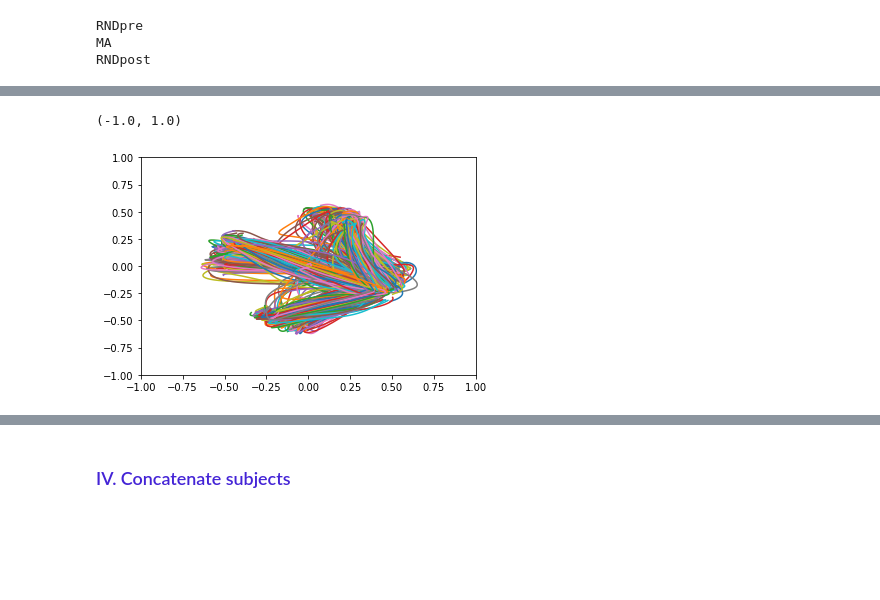
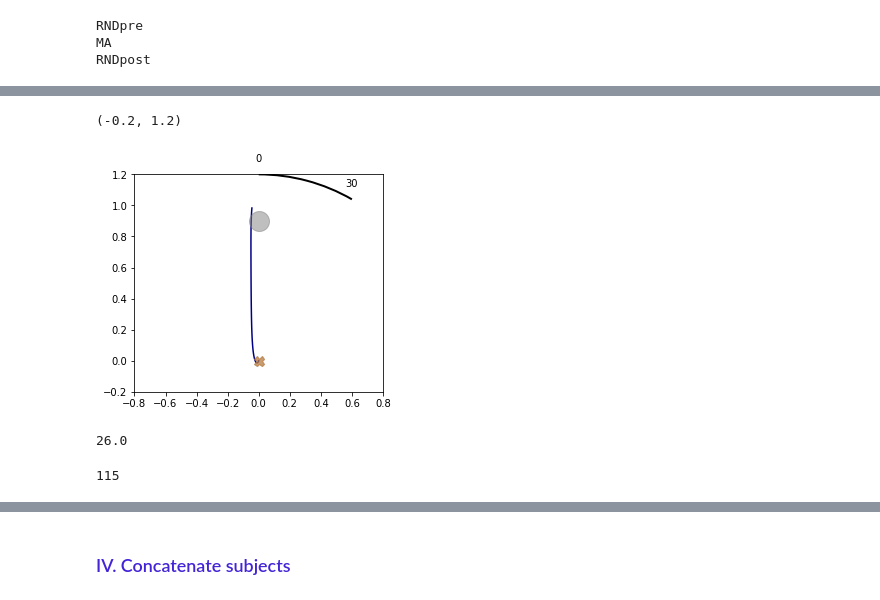
Before and after one commit to CarolineLndl/pilot_project_MAMSL_analyses, a Jupyter notebook: notebook/3_analyses.ipynb, the cells around one changed output, grey strips where cells are left out. Cells and saved outputs as stored; diff of their text form; code cells hidden in the pictures; blank space fills up the shorter version.

Commit message:
rotate all movement in 1 direction

```diff
--- a/notebook/3_analyses.ipynb
+++ b/notebook/3_analyses.ipynb
@@ -55,13 +94,60 @@ sub-009
-# %%
-
-for i in trialKin[subject_name][sess][run_name][trialKin[subject_name][sess][run_name]["target.angle"]==0]["trial"]:
-    df1000=movementKin[subject_name][sess]["MA"][movementKin[subject_name][sess]["MA"]["trial"]==i]
-    #plt.plot(df1000["line2Reach_X"],df1000["line2Reach_Y"])
-    #plt.plot(df1000["lineVel_X"],df1000["lineVel_Y"])
-    plt.plot(df1000["axis_statesfilt_x"],df1000["axis_statesfilt_y"])
-plt.xlim(-1, 1)
-plt.ylim(-1, 1)
-#axis_statesfilt_x
-# %% [output]
-(-1.0, 1.0)
-[figure, removed]
+# %%
+df=movement_table['sub-011']['MA']['MA']#[movement_table['sub-011']['MA']["MA"]['trial']==40]
+#df=movementKin[subject_name][sess]["RNDpre"]#["straightened_mvmnt_X"]
+#df_trial=trialKin[subject_name][sess]["RNDpre"]
+cmap = cm.get_cmap('jet', 2000)  # Replace 'viridis' with the desired colormap
+
+# Parameters for the arc
+center = (0, 0)
+radius = 1.2
+start_angle = 60  # in degrees
+end_angle = 90  # in degrees
+
+
+# Create the arc as a Patch
+arc = patches.Arc(center, 2*radius, 2*radius, angle=0, theta1=start_angle, theta2=end_angle, color='black',linewidth=2)
+
+fig, ax = plt.subplots()
+
+for trial in range(11,12):
+    if (trial % 1 == 0) :
+        #if df_trial[df_trial["trial"]==trial]["seqInBlock"].values==1:
+            #if df_trial[df_trial["trial"]==trial]["remove_trial"].values!=1:
+                sub=df[df["trial"]==trial]
+                color=cmap(trial)
+                ax.plot(sub["straightened_mvmnt_X"],sub["straightened_mvmnt_Y"],color=color)
+               # ax.plot(sub["line2Reach_X"],sub["line2Reach_Y"],color="gray")
+               # ax.plot(sub["lineVel_X"],sub["lineVel_Y"],color="blue")
+
+# Add the arc to the axis
+ax.add_patch(arc)
+# Set equal aspect ratio
+ax.set_aspect('equal')
+ax.text(center[0] + radius * np.cos(np.radians(90)), center[1] + radius * np.sin(np.radians(90))+0.1, '0', ha='center', va='center')
+ax.text(center[0] + radius * np.cos(np.radians(60)), center[1] + radius * np.sin(np.radians(60))+0.1, '30', ha='center', va='center')
+
+center = [0, 0]
+targetdirections = [0, 90, -90, 180]
+radius = .50
+
+ax.plot((radius * np.cos(np.pi * 90 / 180)), (radius * np.sin(np.pi * (90) / 180)+0.4), color="gray",marker="o", linestyle="None", markersize=20,alpha=0.5)
+ax.plot(center[0], center[1], marker="X", linestyle="None", markersize=10,alpha=0.5)
+
+
+
+#plt.plot(targetlocation[0], targetlocation[1], marker="o", linestyle="None", markersize=30,alpha=0.5)
+plt.plot(0, 0, marker="X", linestyle="None", markersize=10,alpha=0.5)
+plt.xlim(-0.8,0.8)
+plt.ylim(-0.2,1.2)
+# %% [output]
+(-0.2, 1.2)
+[figure, added]
+# %%
+np.round(129/5,0)
+# %% [output]
+26.0
+# %%
+sub=movement_table['sub-011']['MA']['MA'][movement_table['sub-011']['MA']["MA"]['trial']==11]
+len(sub["straightened_mvmnt_X"])
+# %% [output]
+115
```
Also changed, not shown: parts of 14 cells of this notebook, 7 other files.
